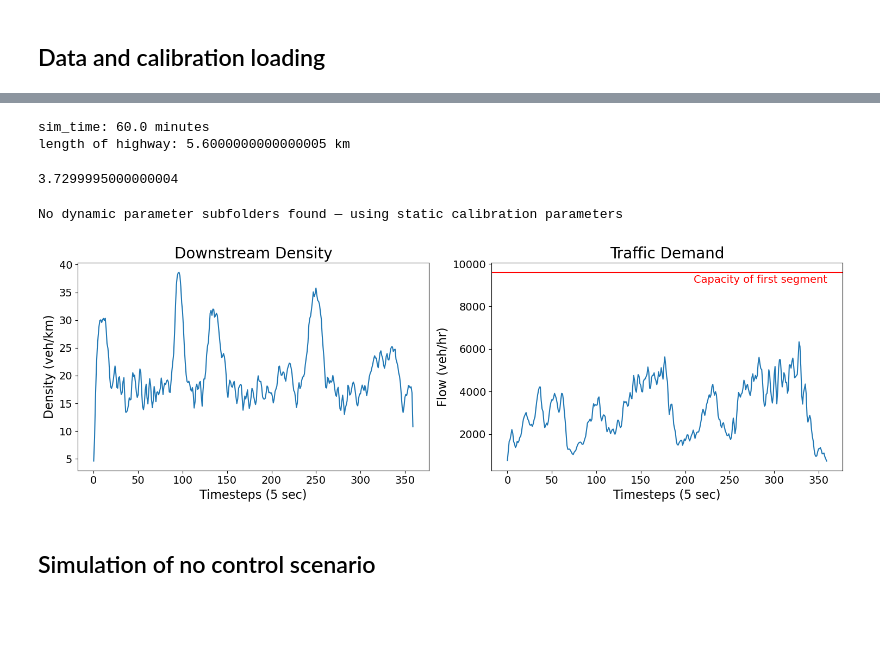
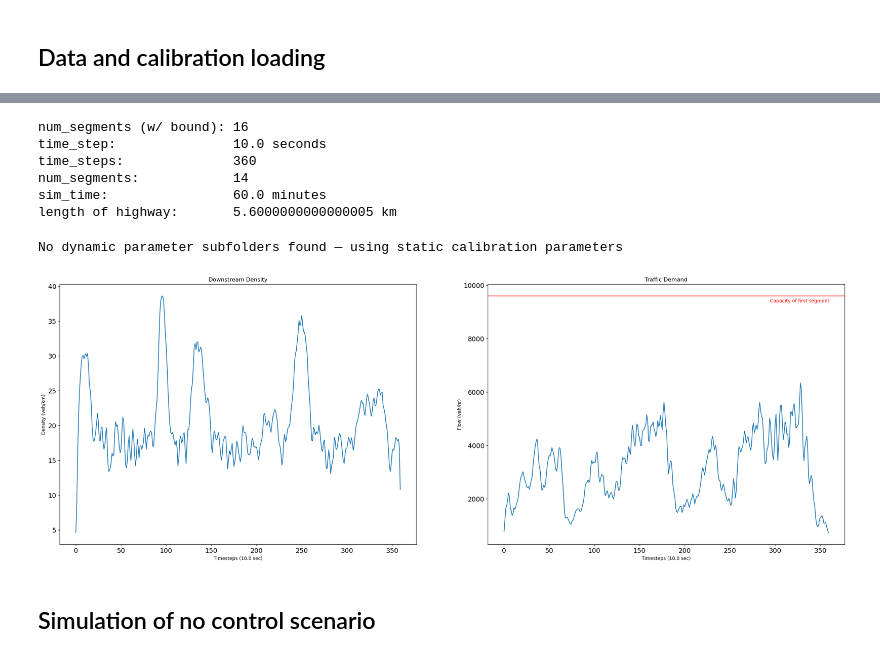
Before and after one commit to Tristanchaang/mpc-traffic-flow, a Jupyter notebook: experiments/run_controllable_congestion.ipynb, the cells around one changed output, grey strips where cells are left out. Saved outputs shown, nothing was run; the diff lists cells and outputs as text; code cells hidden in the pictures; blank space fills up the shorter version.

Commit message:
Refactor plotting code and typing

```diff
--- a/experiments/run_controllable_congestion.ipynb
+++ b/experiments/run_controllable_congestion.ipynb
@@ -19,6 +21,6 @@ from traffic_sim import *
 # %%
 from scipy.ndimage import uniform_filter1d
-def smooth_inflow(inflow: np.ndarray, window_size=2):
+def smooth_inflow(inflow, window_size=2):
     return uniform_filter1d(inflow, window_size, axis=0, mode="nearest", output=np.float64)
 # %% [markdown]
 ## Data and calibration loading
@@ -72,9 +52,25 @@ num segments: (14,)
 # %%
+density_data:   np.ndarray = np.clip(np.load(f'{data_path}/rho_hat.npy'), 1e-3, None) # time_steps x (n_segments+2)
+flow_data:      np.ndarray = np.clip(np.load(f'{data_path}/q_hat.npy'), 1e-3, None) # time_steps x (n_segments+2)
+velocity_data:  np.ndarray = flow_data/density_data
+# density_data = np.load(f'i35w_data/i35_southbound/i35_sb5_density_{int(time_step * 3600)}sec_{int(L * 1000)}m.npy')
+# velocity_data = np.load(f'i35w_data/i35_southbound/i35_sb5_velocity_{int(time_step * 3600)}sec_{int(L * 1000)}m.npy')
+print("num_segments (w/ bound):", density_data.shape[1])
+
+true_density_initial  = density_data[start_time_step, 1:-1].reshape(-1) # (n_segments)
+true_velocity_initial = velocity_data[start_time_step, 1:-1].reshape(-1) # (n_segments)
+
+data_inflow        = smooth_inflow((velocity_data[:, 0] * density_data[:, 0]).reshape(-1), window_size=2) # (time_steps)
+downstream_density = smooth_inflow(density_data[0:, -1].reshape(-1), window_size=2) # (time_steps)
+
 time_steps = downstream_density.shape[0]
 num_segments = density_data.shape[1] - 2  # Subtract 2 for the boundary segments
 total_distance = L * num_segments # km
-print("sim_time:", time_step * downstream_density.shape[0] * 60, "minutes")
-print("length of highway:", total_distance, "km")
+print("time_step:\t\t", time_step * 3600, "seconds")
+print("time_steps:\t\t", time_steps)
+print("num_segments:\t\t", num_segments)
+print("sim_time:\t\t", time_step * time_steps * 60, "minutes")
+print("length of highway:\t", total_distance, "km")
 
 lane_counts = np.load(f'{cal_path}/num_lanes.npy').reshape(-1) if calibration_interval is None else np.load(f'{cal_path}/params_1/num_lanes.npy').reshape(-1)
 lane_dict = {i: lane_counts[i] for i in range(num_segments)}
@@ -88,12 +84,12 @@ downstream_density = downstream_density / lane_dict[num_segments - 1]
 true_density_initial = true_density_initial / lane_counts
 density_data = density_data / lane_counts
 # %% [output]
-sim_time: 60.0 minutes
-length of highway: 5.6000000000000005 km
+num_segments (w/ bound): 16
+time_step:               10.0 seconds
+time_steps:              360
+num_segments:            14
+sim_time:                60.0 minutes
+length of highway:       5.6000000000000005 km
-# %%
-print(np.min(density_data))
-# %% [output]
-3.7299995000000004
 # %%
 from param_loader import METANET_Params
 
@@ -112,28 +108,21 @@ else:
 # %% [output]
 No dynamic parameter subfolders found — using static calibration parameters
 # %%
-fig, axs = plt.subplots(1, 2, figsize=(15, 5))
+p = Plotter(1, 2, figsize=(30, 10))
 
-axs[0].plot(downstream_density)
-axs[0].set_title('Downstream Density', fontsize=20)
-# axs[0].set_xticks(np.arange(0, time_steps+1, 120), np.arange(0, int(time_steps/12)+1, int(120/12)))
-axs[0].set_xlabel('Timesteps (5 sec)', fontsize=16)
-axs[0].set_ylabel('Density (veh/km)', fontsize=16)
+p[0] = {'title': 'Downstream Density', 'xlabel': f'Timesteps ({time_step*3600} sec)', 'ylabel': 'Density (veh/km)'}
+p[0].plot(downstream_density)
 
-axs[1].plot(data_inflow)
-axs[1].set_title('Traffic Demand', fontsize=20)
-axs[1].axhline(2400 * lane_counts[0], c='red')
-axs[1].text(x=len(data_inflow), y=2400 * lane_counts[0]-100, s="Capacity of first segment", va="top", ha="right", fontsize=14, color="red")
-# axs[1].set_xticks(np.arange(0, time_steps+1, 120), np.arange(0, int(time_steps/12)+1, int(120/12)))
-axs[1].set_xlabel('Timesteps (5 sec)', fontsize=16)
-axs[1].set_ylabel('Flow (veh/hr)', fontsize=16)
+p[1] = {'title': 'Traffic Demand', 'xlabel': f'Timesteps ({time_step*3600} sec)', 'ylabel': 'Flow (veh/hr)'}
+p[1].plot(data_inflow)
+p[1].axhline(2400 * lane_counts[0], c='red')
+p[1].text(x=len(data_inflow), y=2400 * lane_counts[0]-100, s="Capacity of first segment", va="top", ha="right", color="red")
 
-for ax in axs: ax.tick_params(axis='both', which='major', labelsize=14)
+for ax in p: ax.tick_params(axis='both', which='major', labelsize=14)
 
-plt.tight_layout()
 plt.show()
 # %% [output]
-[figure, old version]
+[figure, new version]
 # %% [markdown]
 ## Simulation of no control scenario
 # %%
```
Also changed, not shown: parts of 30 cells of this notebook, 28 other files.
